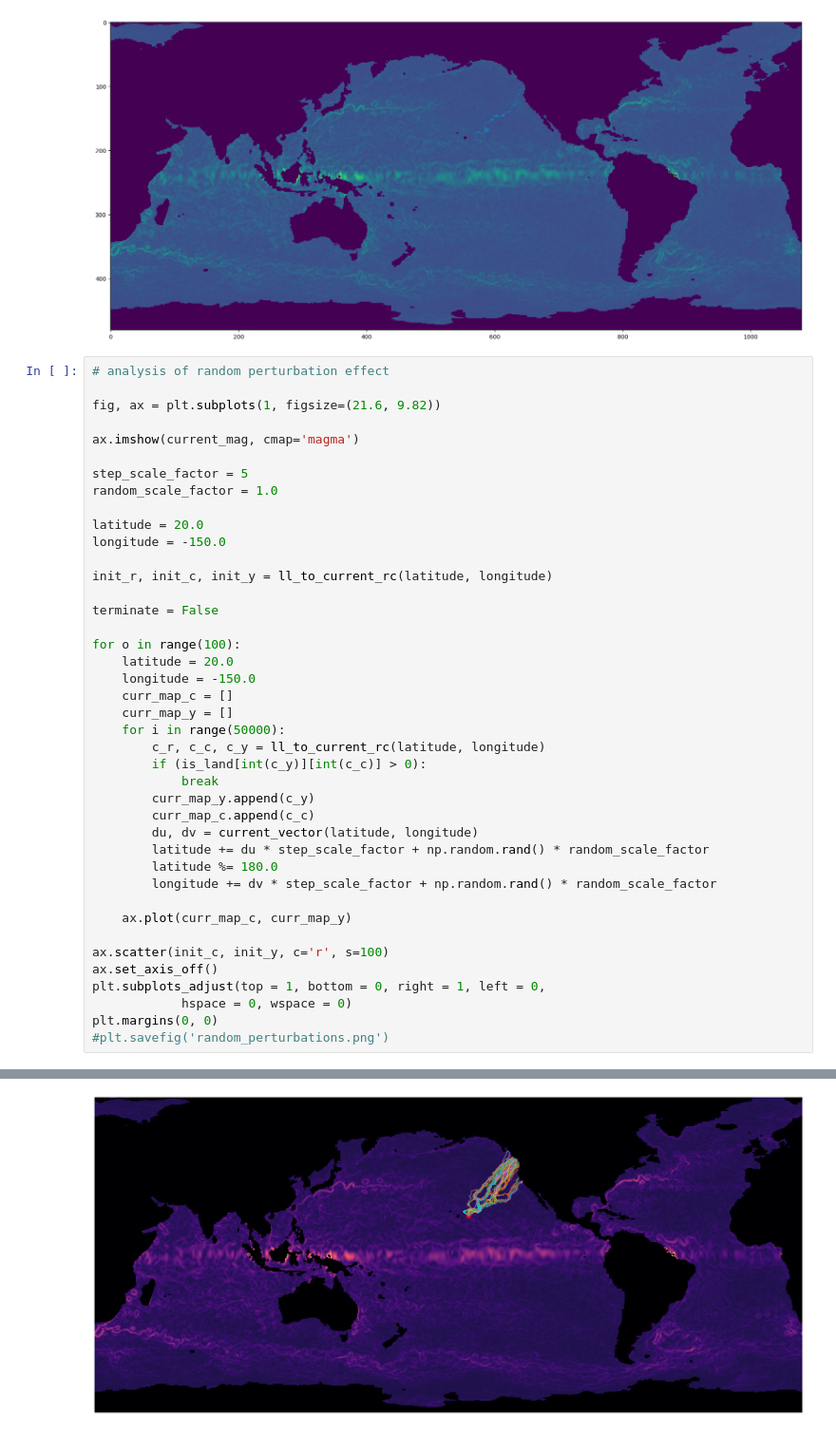
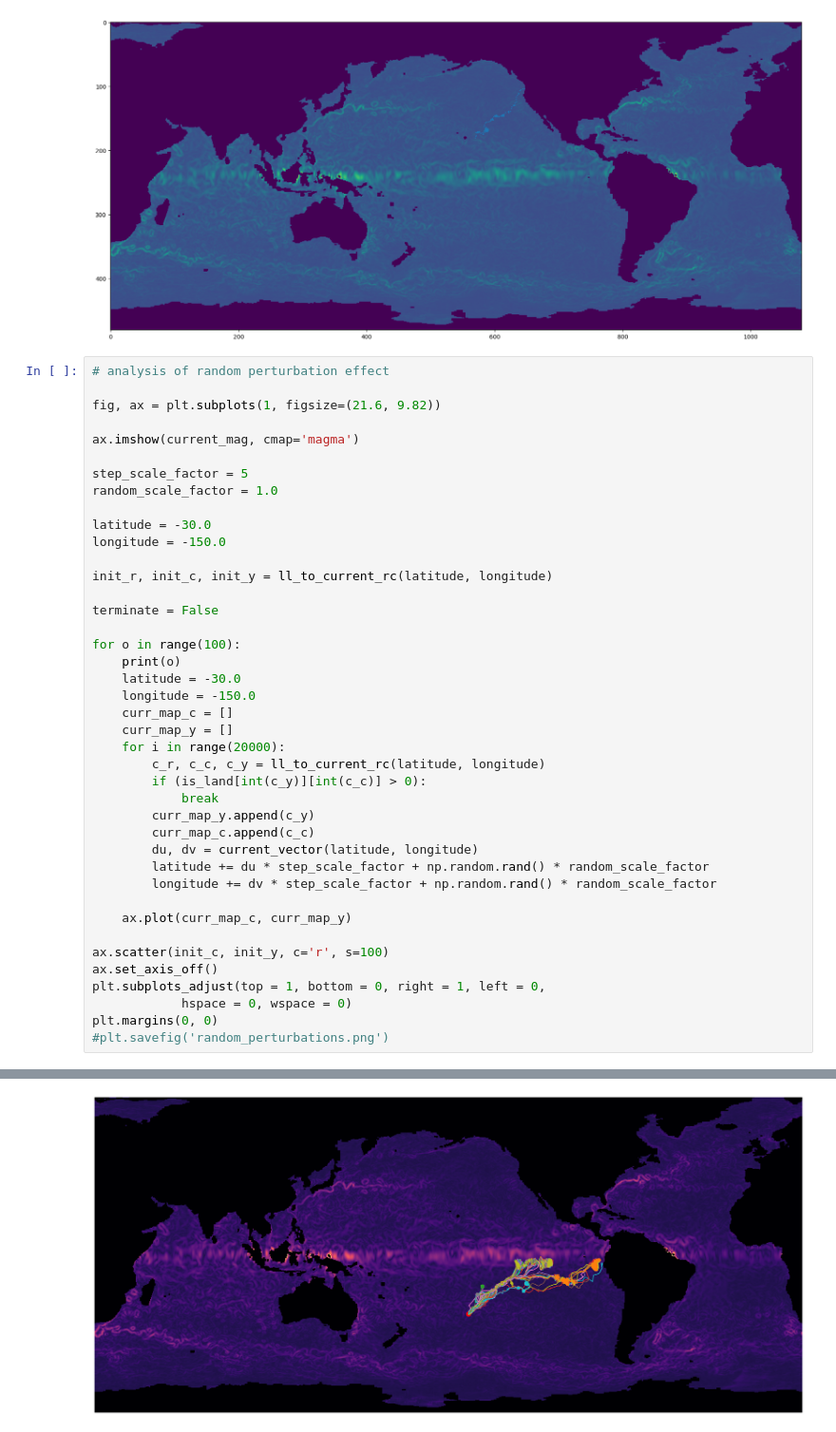
Before and after one commit to adarshramiyer/oceans, a Jupyter notebook: python/combined_forecasting.ipynb, the cells around one changed output, grey strips where cells are left out. Shown at 95% size. Cells and saved outputs as stored; diff of their text form.

```diff
--- a/python/combined_forecasting.ipynb
+++ b/python/combined_forecasting.ipynb
@@ -160,7 +160,7 @@ ax.imshow(current_mag, cmap='magma')
 step_scale_factor = 5
 random_scale_factor = 1.0
 
-latitude = 20.0
+latitude = -30.0
 longitude = -150.0
 
 init_r, init_c, init_y = ll_to_current_rc(latitude, longitude)
@@ -168,11 +168,12 @@ init_r, init_c, init_y = ll_to_current_rc(latitude, longitude)
 terminate = False
 
 for o in range(100):
-    latitude = 20.0
+    print(o)
+    latitude = -30.0
     longitude = -150.0
     curr_map_c = []
     curr_map_y = []
-    for i in range(50000):
+    for i in range(20000):
         c_r, c_c, c_y = ll_to_current_rc(latitude, longitude)
         if (is_land[int(c_y)][int(c_c)] > 0):
             break
@@ -180,7 +181,6 @@ for o in range(100):
         curr_map_c.append(c_c)
         du, dv = current_vector(latitude, longitude)
         latitude += du * step_scale_factor + np.random.rand() * random_scale_factor
-        latitude %= 180.0
         longitude += dv * step_scale_factor + np.random.rand() * random_scale_factor
 
     ax.plot(curr_map_c, curr_map_y)
@@ -195,4 +212,4 @@ plt.margins(0, 0)
-[figure, old version]
+[figure, new version]
 # %%
 c_r, c_c, c_y = ll_to_current_rc(39, -115.3)
 fig, ax = plt.subplots(1, figsize=(21.6, 9.82))
```
Also changed, not shown: parts of 3 cells of this notebook.
